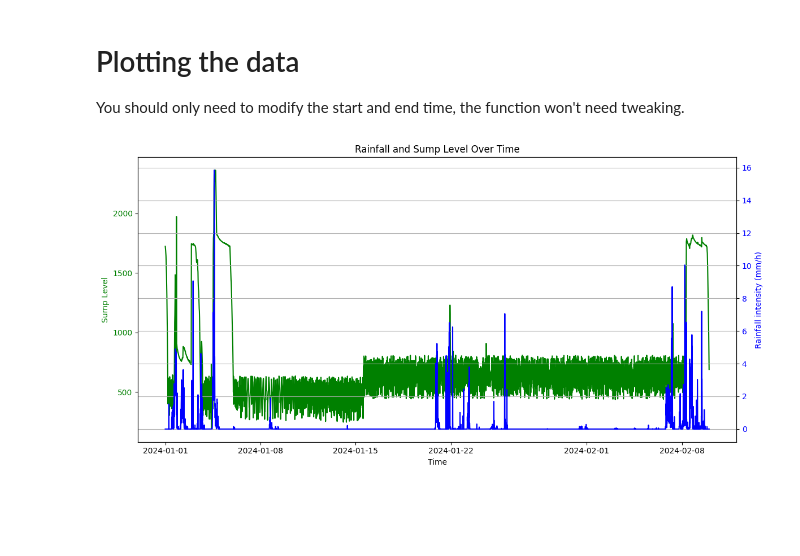
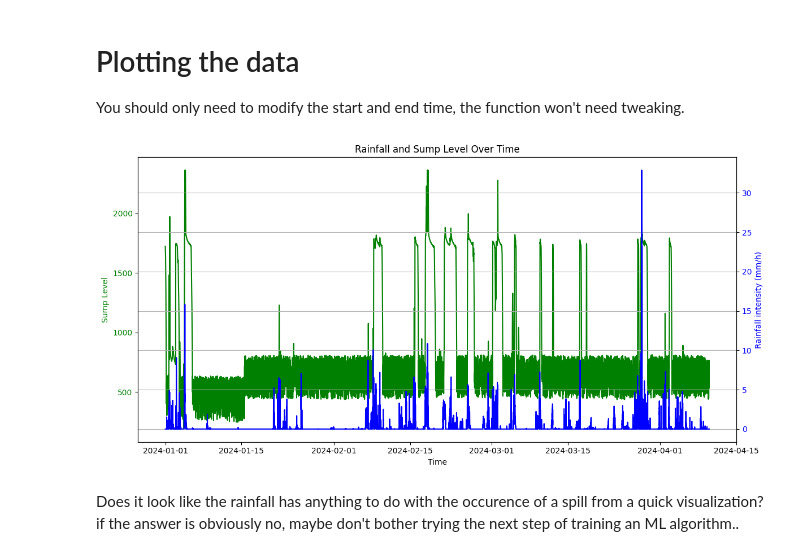
Before and after one commit to McGinty666/Rainfall-and-spill-analysis, a Jupyter notebook: Radar_rainfall_sump_level_noetebook-Copy1.ipynb, the cells around one changed output. Saved outputs shown, nothing was run; the diff lists cells and outputs as text; code cells hidden in the pictures; blank space fills up the shorter version.

```diff
--- a/Radar_rainfall_sump_level_noetebook-Copy1.ipynb
+++ b/Radar_rainfall_sump_level_noetebook-Copy1.ipynb
@@ -61,32 +61,34 @@ def plot_rainfall_and_sump_level(start_time, end_time):
     df_sump_filtered = df_sump[(df_sump["time"] >= start_time) & (df_sump["time"] <= end_time)]
     df_rainfall_filtered = df_rainfall[(df_rainfall["timestamp"] >= start_time) & (df_rainfall["timestamp"] <= end_time)]
 
     # Create a figure and axis objects
     fig, ax1 = plt.subplots(figsize=(12, 6))
 
     # Plot sump level on the first y-axis
     ax1.plot(df_sump_filtered["time"], df_sump_filtered["level"], color='green', label='Sump Level')
     ax1.set_xlabel('Time')
     ax1.set_ylabel('Sump Level', color='green')
     ax1.tick_params(axis='y', labelcolor='green')
 
     # Create a second y-axis for rainfall
     ax2 = ax1.twinx()
     ax2.plot(df_rainfall_filtered["timestamp"], df_rainfall_filtered["mean rainfall"], color='blue', label='Rainfall')
     ax2.set_ylabel('Rainfall intensity (mm/h)', color='blue')
     ax2.tick_params(axis='y', labelcolor='blue')
 
     # Add title and grid
     plt.title('Rainfall and Sump Level Over Time')
     fig.tight_layout()
     plt.grid(True)
 
     # Show the plot
     plt.show()
 
 # Example usage with user-specified time interval
 start_time = "2024-01-01 00:00:00"
-end_time = "2024-02-10 00:00:00"
+end_time = "2024-04-10 00:00:00"
 plot_rainfall_and_sump_level(start_time, end_time)
 # %% [output]
-[figure, old version]
+[figure, new version]
+# %% [markdown]
+Does it look like the rainfall has anything to do with the occurence of a spill from a quick visualization? if the answer is obviously no, maybe don't bother trying the next step of training an ML algorithm..
```
Also changed, not shown: parts of 1 cell of this notebook.
